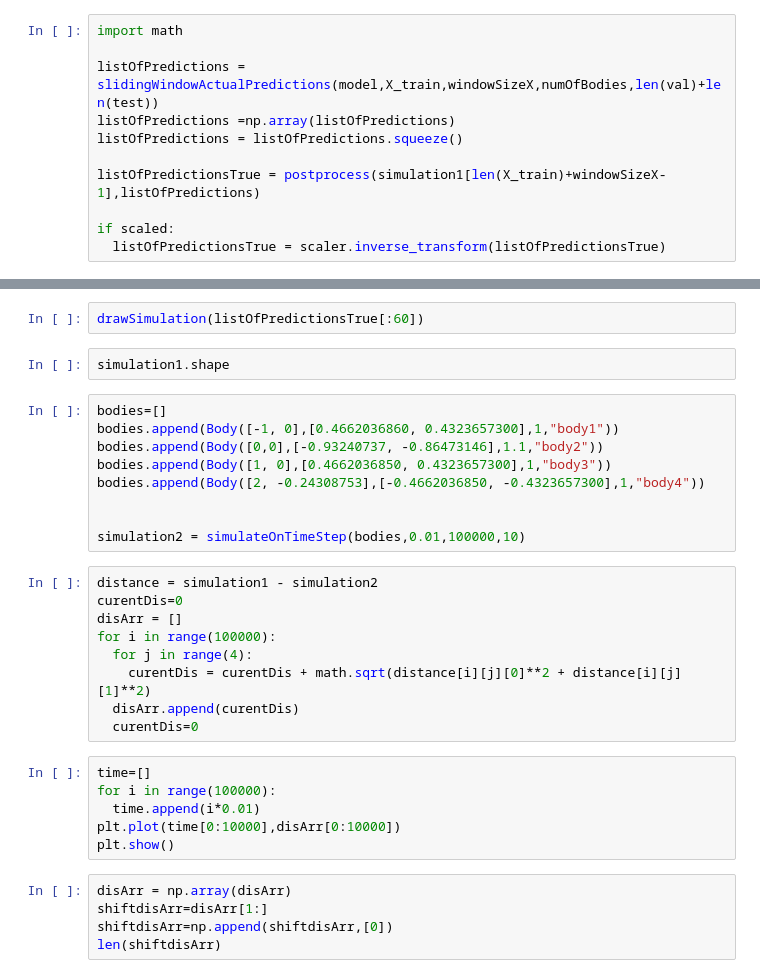
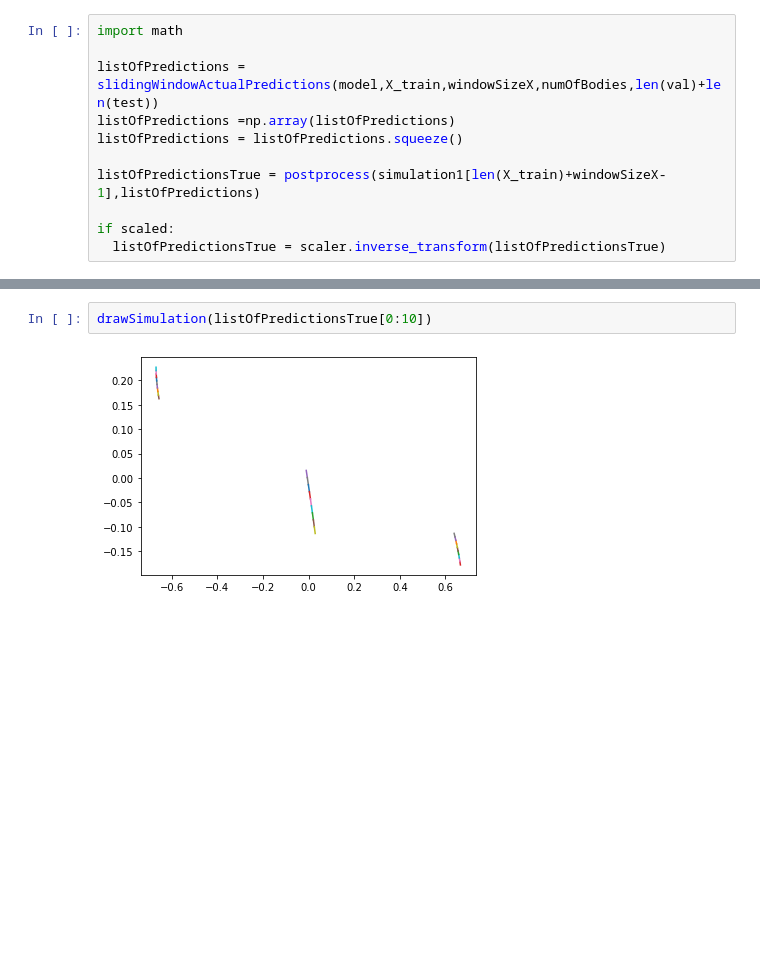
Before and after one commit to tuphr2234/ChaosPrediction, a Jupyter notebook: ThreeBodySimulation_(3).ipynb, the cells around one changed output, grey strips where cells are left out. Cells and saved outputs as stored; diff of their text form; blank space fills up the shorter version.

```diff
--- a/ThreeBodySimulation_(3).ipynb
+++ b/ThreeBodySimulation_(3).ipynb
@@ -404,33 +434,4 @@ drawSimulation(simulation1[len(X_train)+windowSizeX:len(X_train)+windowSizeX+60]
 # %%
-drawSimulation(listOfPredictionsTrue[:60])
+drawSimulation(listOfPredictionsTrue[0:10])
+# %% [output]
+[figure, added]
-# %%
-simulation1.shape
-# %%
-bodies=[]
-bodies.append(Body([-1, 0],[0.4662036860, 0.4323657300],1,"body1"))
-bodies.append(Body([0,0],[-0.93240737, -0.86473146],1.1,"body2"))
-bodies.append(Body([1, 0],[0.4662036850, 0.4323657300],1,"body3"))
-bodies.append(Body([2, -0.24308753],[-0.4662036850, -0.4323657300],1,"body4"))
-
-
-simulation2 = simulateOnTimeStep(bodies,0.01,100000,10)
-# %%
-distance = simulation1 - simulation2
-curentDis=0
-disArr = []
-for i in range(100000):
-  for j in range(4):
-    curentDis = curentDis + math.sqrt(distance[i][j][0]**2 + distance[i][j][1]**2)
-  disArr.append(curentDis)
-  curentDis=0
-# %%
-time=[]
-for i in range(100000):
-  time.append(i*0.01)
-plt.plot(time[0:10000],disArr[0:10000])
-plt.show()
-# %%
-disArr = np.array(disArr)
-shiftdisArr=disArr[1:]
-shiftdisArr=np.append(shiftdisArr,[0])
-len(shiftdisArr)
```
Also changed, not shown: parts of 23 cells of this notebook.
